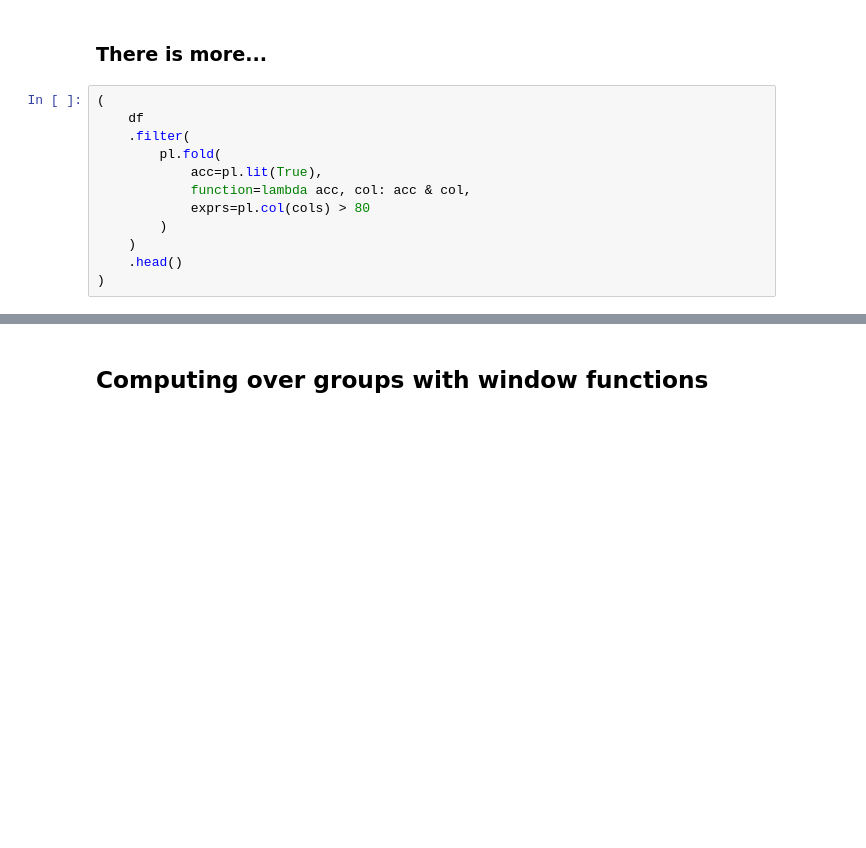
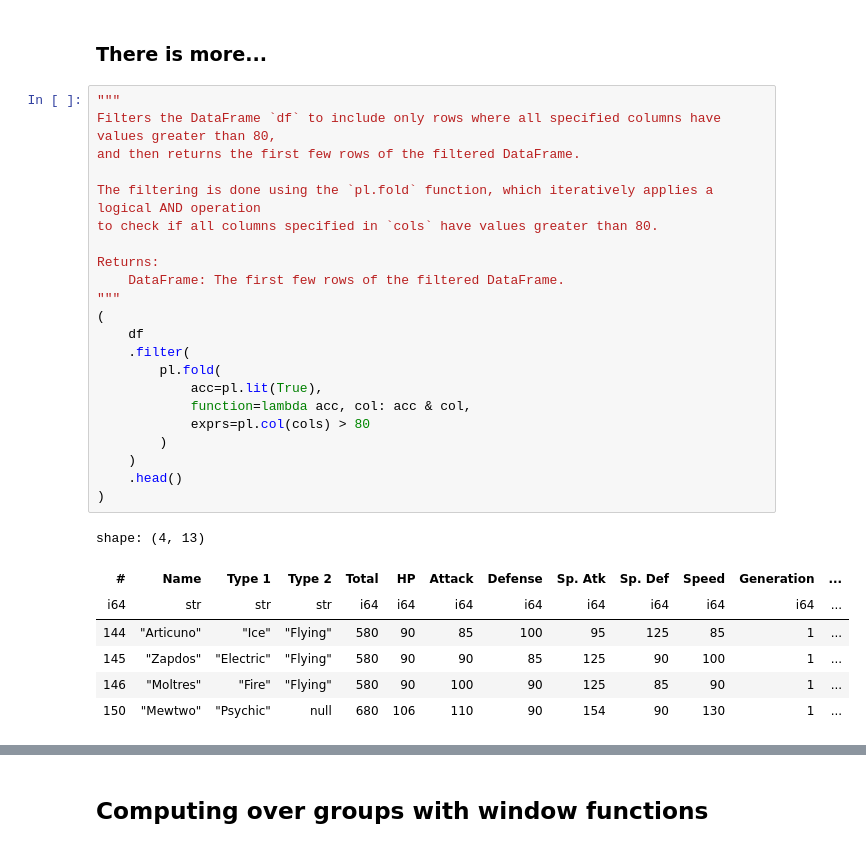
Before and after one commit to PacktPublishing/Polars-Cookbook, a Jupyter notebook: Chapter04/ch04.ipynb, the cells around one changed output, grey strips where cells are left out. Drawn from its saved outputs; the diff is of its cells as text; blank space fills up the shorter version.

```diff
--- a/Chapter04/ch04.ipynb
+++ b/Chapter04/ch04.ipynb
@@ -198,17 +617,35 @@ cols = ['HP', 'Attack', 'Defense', 'Sp. Atk', 'Sp. Def', 'Speed']
 # %% [markdown]
 ### There is more...
-# %%
-(
-    df
-    .filter(
-        pl.fold(
-            acc=pl.lit(True),
-            function=lambda acc, col: acc & col,
-            exprs=pl.col(cols) > 80
-        )
-    )
-    .head()
-)
+# %%
+"""
+Filters the DataFrame `df` to include only rows where all specified columns have values greater than 80,
+and then returns the first few rows of the filtered DataFrame.
+
+The filtering is done using the `pl.fold` function, which iteratively applies a logical AND operation
+to check if all columns specified in `cols` have values greater than 80.
+
+Returns:
+    DataFrame: The first few rows of the filtered DataFrame.
+"""
+(
+    df
+    .filter(
+        pl.fold(
+            acc=pl.lit(True),
+            function=lambda acc, col: acc & col,
+            exprs=pl.col(cols) > 80
+        )
+    )
+    .head()
+)
+# %% [output]
+shape: (4, 13)
+| # | Name | Type 1 | Type 2 | Total | HP | Attack | Defense | Sp. Atk | Sp. Def | Speed | Generation | ... |
+| i64 | str | str | str | i64 | i64 | i64 | i64 | i64 | i64 | i64 | i64 | ... |
+| 144 | "Articuno" | "Ice" | "Flying" | 580 | 90 | 85 | 100 | 95 | 125 | 85 | 1 | ... |
+| 145 | "Zapdos" | "Electric" | "Flying" | 580 | 90 | 90 | 85 | 125 | 90 | 100 | 1 | ... |
+| 146 | "Moltres" | "Fire" | "Flying" | 580 | 90 | 100 | 90 | 125 | 85 | 90 | 1 | ... |
+| 150 | "Mewtwo" | "Psychic" | null | 680 | 106 | 110 | 90 | 154 | 90 | 130 | 1 | ... |
 # %%
 (
     df
```
Also changed, not shown: parts of 67 cells of this notebook.
